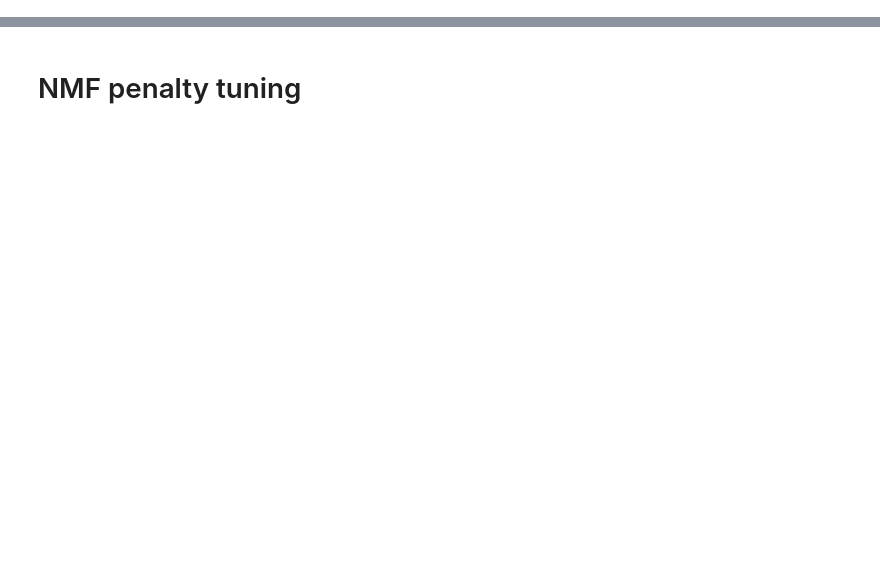
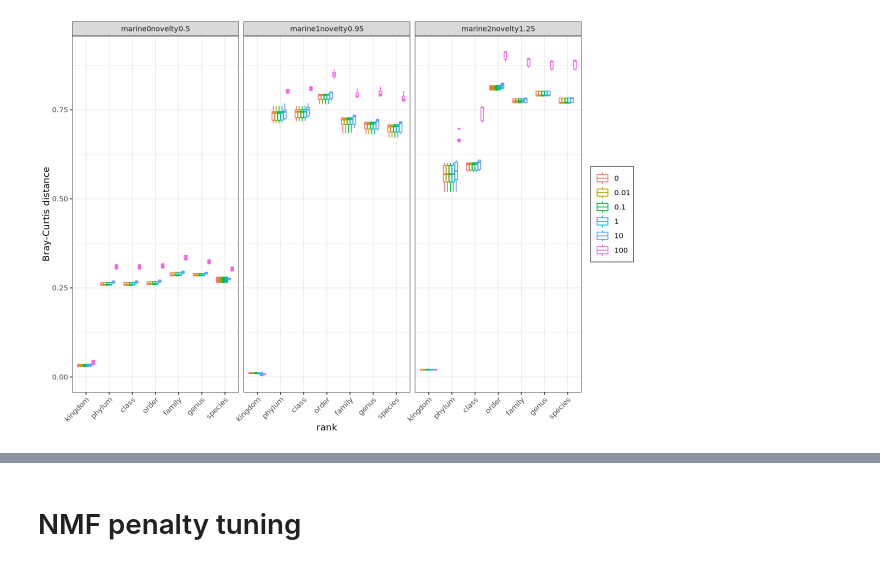
Before and after one commit to timbalam/singlem-benchmarking, a Jupyter notebook: 8_tuning/plot.ipynb, the cells around one changed output, grey strips where cells are left out. Cells and saved outputs as stored; diff of their text form; code cells hidden in the pictures; blank space fills up the shorter version.

```diff
--- a/8_tuning/plot.ipynb
+++ b/8_tuning/plot.ipynb
@@ -78,0 +98,4 @@ plot_bc(s1[setp == 1])
+# %%
+plot_bc(s1[sets == 1], by = ts) + facet_wrap(vars(community))
+# %% [output]
+[figure, added]
```
Also changed, not shown: parts of 29 cells of this notebook, 1 other file.
